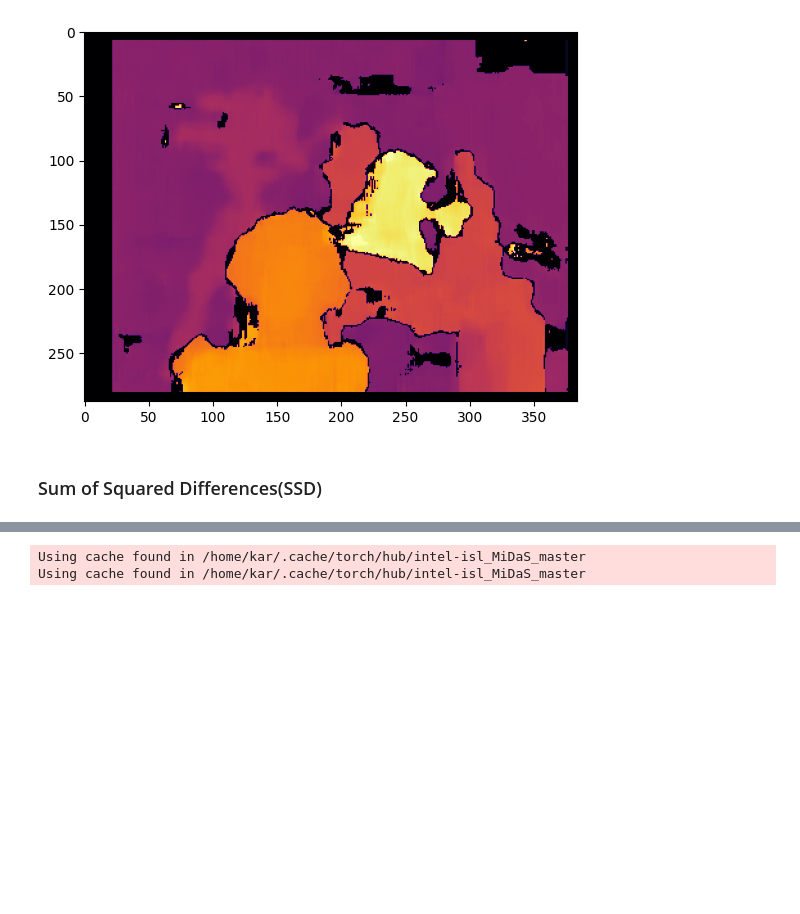
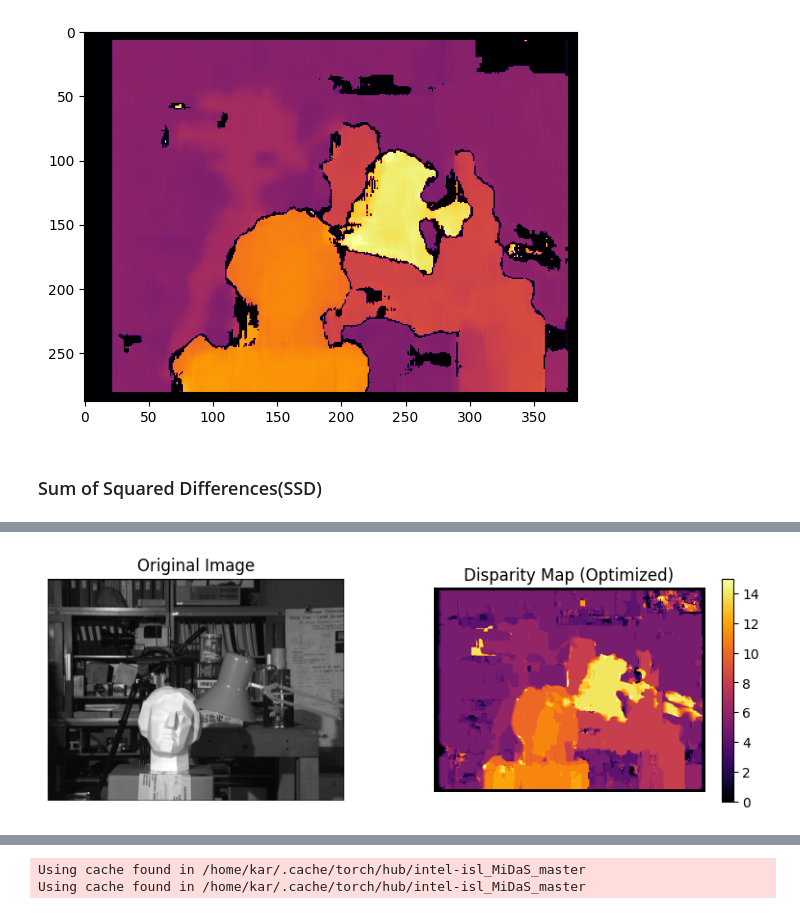
Before and after one commit to kar7mp5/Image_Deepth, a Jupyter notebook: image_depth.ipynb, the cells around one changed output, grey strips where cells are left out. Drawn from its saved outputs; the diff is of its cells as text; code cells hidden in the pictures; blank space fills up the shorter version.

```diff
--- a/image_depth.ipynb
+++ b/image_depth.ipynb
@@ -93,0 +94,77 @@ plt.show()
+# %%
+!pip3 install numba
+import numpy as np
+import matplotlib.pyplot as plt
+from numba import njit, prange
+
+@njit(parallel=True)
+def compute_disparity_optimized(imgL, imgR, num_disparities, block_size):
+    # 이미지 크기와 블록 반경 설정
+    height, width = imgL.shape
+    half_block = block_size // 2
+
+    # 초기 disparity map
+    disparity_map = np.zeros((height, width), dtype=np.float32)
+
+    for y in prange(half_block, height - half_block):
+        for x in range(half_block, width - half_block):
+            # 블록 추출
+            blockL = imgL[y - half_block:y + half_block + 1, x - half_block:x + half_block + 1]
+
+            # SSD 계산 초기화
+            min_ssd = float('inf')
+            best_disparity = 0
+
+            for d in range(num_disparities):
+                if x - d - half_block < 0:
+                    break  # 오른쪽 이미지를 넘어가는 경우 제외
+
+                # 오른쪽 이미지 블록
+                blockR = imgR[y - half_block:y + half_block + 1, x - d - half_block:x - d + half_block + 1]
+
+                # SSD 계산
+                ssd = np.sum((blockL - blockR) ** 2)
+
+                # 최소 SSD 갱신
+                if ssd < min_ssd:
+                    min_ssd = ssd
+                    best_disparity = d
+
+            disparity_map[y, x] = best_disparity
+
+    return disparity_map
+
+# 이미지 로드 및 처리
+imgL = plt.imread('./data/tsukuba_l.png')
+imgR = plt.imread('./data/tsukuba_r.png')
+
+if imgL.ndim == 3:
+    imgL = imgL[:, :, 0]  # Grayscale 변환
+if imgR.ndim == 3:
+    imgR = imgR[:, :, 0]
+
+# Normalize images (optional)
+imgL = (imgL - imgL.min()) / (imgL.max() - imgL.min())
+imgR = (imgR - imgR.min()) / (imgR.max() - imgR.min())
+
+# 파라미터
+num_disparities = 16
+block_size = 9
+
+# 최적화된 disparity 계산
+disparity = compute_disparity_optimized(imgL, imgR, num_disparities, block_size)
+
+# 결과 시각화
+plt.figure(figsize=(10, 3))
+plt.subplot(1, 2, 1)
+plt.imshow(imgL, cmap='gray')
+plt.title('Original Image')
+plt.axis("off")
+
+plt.subplot(1, 2, 2)
+plt.imshow(disparity, cmap='inferno')
+plt.colorbar()
+plt.title('Disparity Map (Optimized)')
+plt.axis("off")
+plt.show()
+# %% [output]
@@ -94,3 +174,4 @@ plt.show()
+[figure, added]
 # %%
 import numpy as np
 import cv2
```
Also changed, not shown: parts of 6 cells of this notebook.
